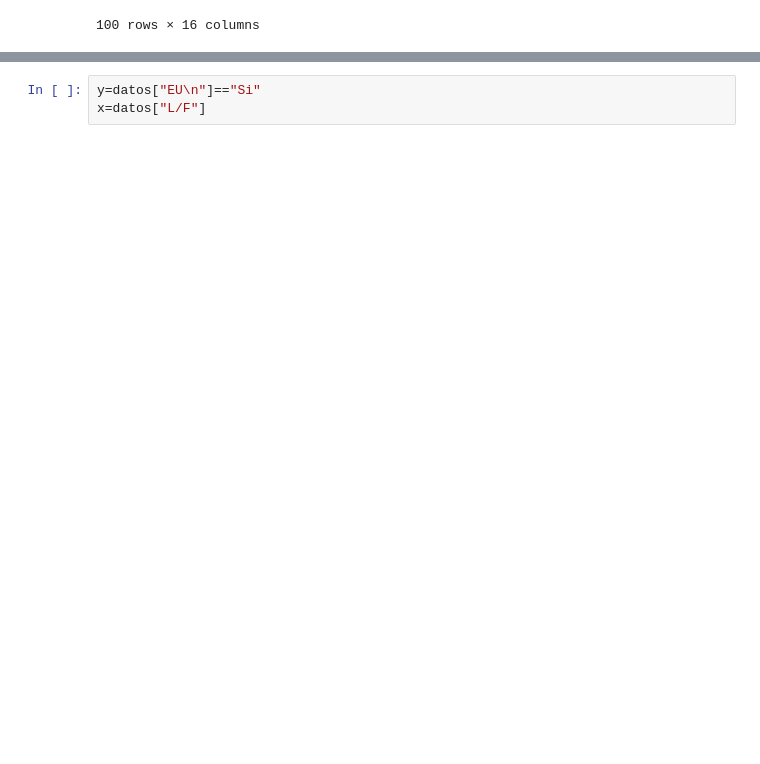
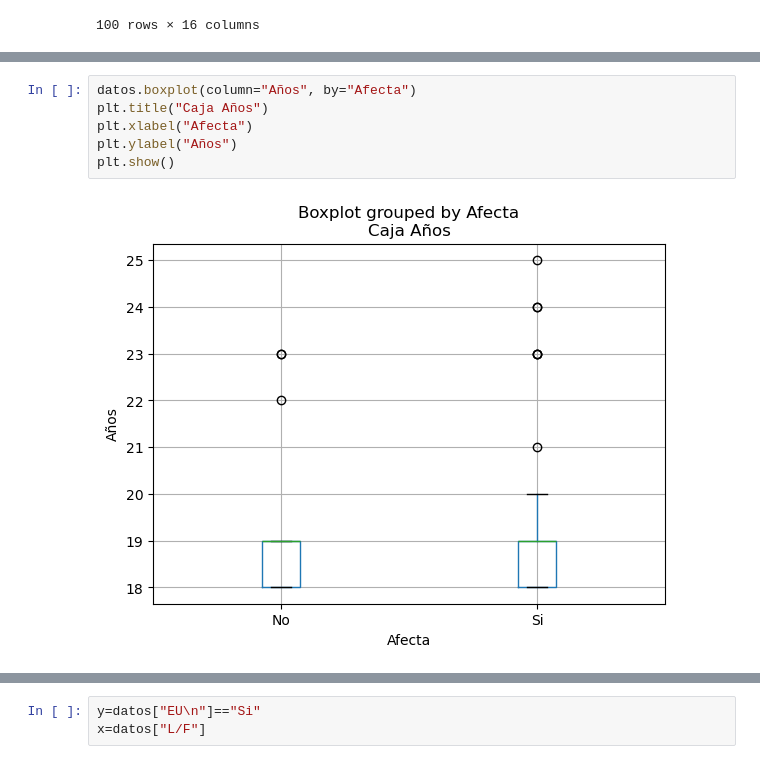
Before and after one commit to antoniorte/hello-world, a Jupyter notebook: proyecto.ipynb, the cells around one changed output, grey strips where cells are left out. Drawn from its saved outputs; the diff is of its cells as text; blank space fills up the shorter version.

```diff
--- a/proyecto.ipynb
+++ b/proyecto.ipynb
@@ -105,0 +116,8 @@ datos["L/F"], datos["E/T"]
+# %%
+datos.boxplot(column="Años", by="Afecta")
+plt.title("Caja Años")
+plt.xlabel("Afecta")
+plt.ylabel("Años")
+plt.show()
+# %% [output]
+[figure, added]
```
Also changed, not shown: parts of 47 cells of this notebook.
